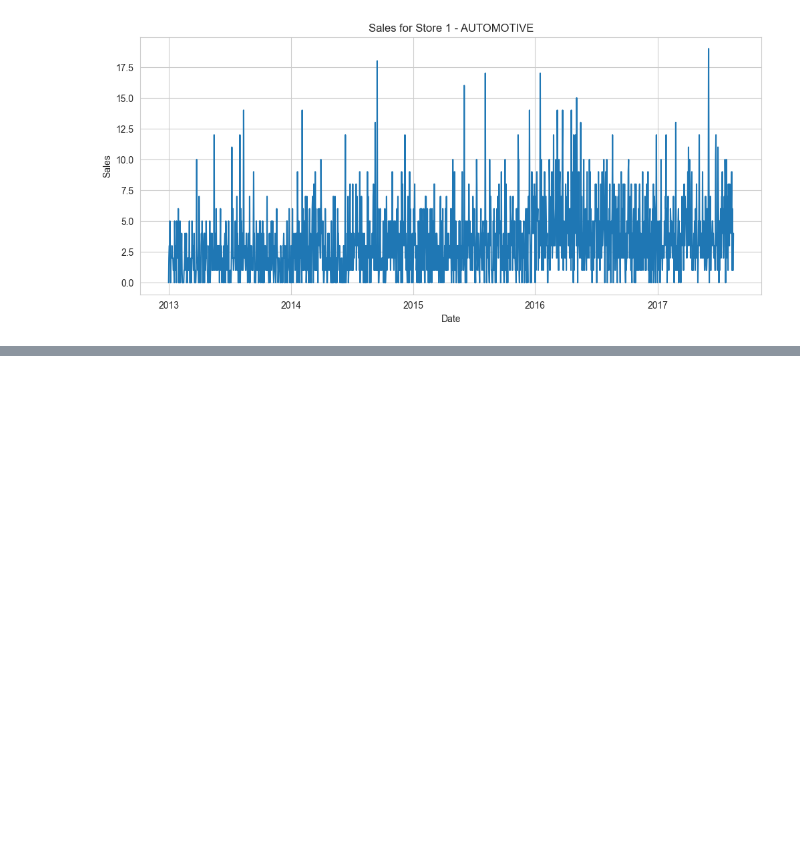
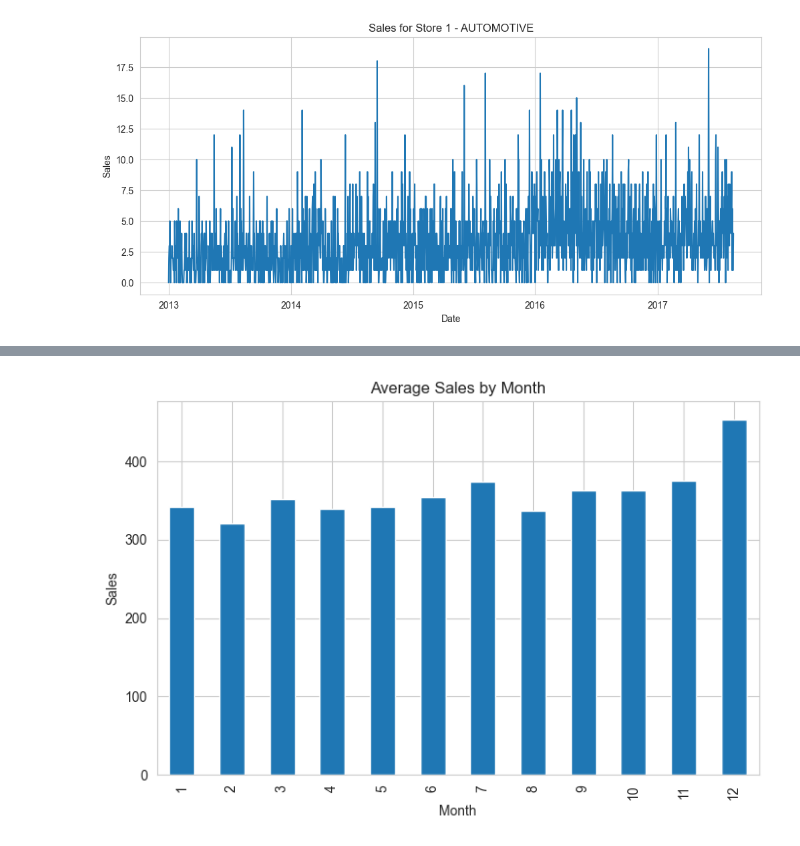
Before and after one commit to abdulrab787/store-sales-forecasting, a Jupyter notebook: notebooks/01_eda.ipynb, the cells around one changed output, grey strips where cells are left out. Cells and saved outputs as stored; diff of their text form; code cells hidden in the pictures; blank space fills up the shorter version.

```diff
--- a/notebooks/01_eda.ipynb
+++ b/notebooks/01_eda.ipynb
@@ -127,0 +210,15 @@ test.to_csv("../data/processed/test_eda.csv", index=False)
+# %%
+#Monthly Trend Analysis
+
+train["month"] = train["date"].dt.month
+
+monthly_sales = train.groupby("month")["sales"].mean()
+
+plt.figure(figsize=(8,5))
+monthly_sales.plot(kind="bar")
+plt.title("Average Sales by Month")
+plt.xlabel("Month")
+plt.ylabel("Sales")
+plt.show()
+# %% [output]
+[figure, added]
```
Also changed, not shown: parts of 12 cells of this notebook.
